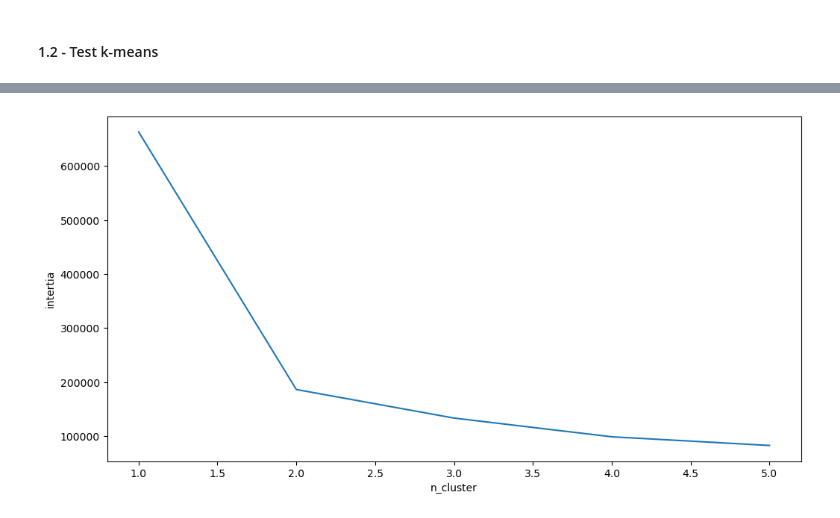
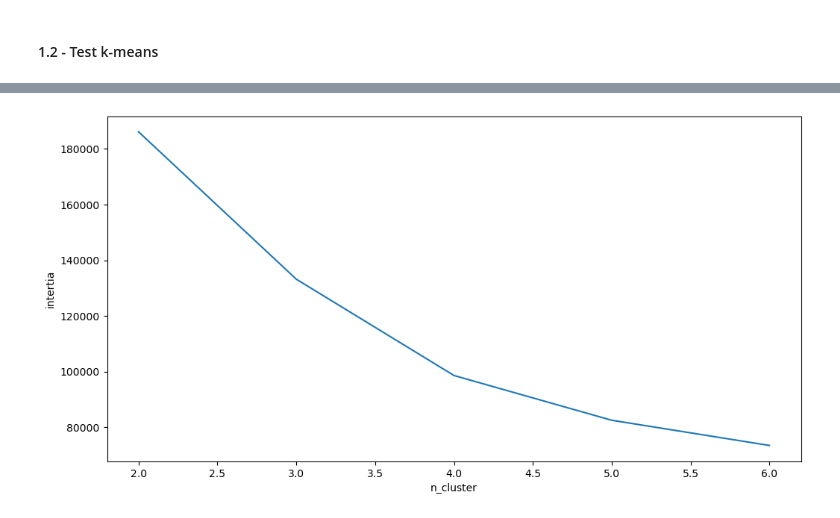
Before and after one commit to ludovic-source/Data_scientist_formation, a Jupyter notebook: projet_5/Projet_5_essais.ipynb, the cells around one changed output, grey strips where cells are left out. Drawn from its saved outputs; the diff is of its cells as text; code cells hidden in the pictures.

```diff
--- a/projet_5/Projet_5_essais.ipynb
+++ b/projet_5/Projet_5_essais.ipynb
@@ -123,20 +126,28 @@ X_1.describe()
 warnings.filterwarnings("ignore")
 
 # Une liste vide pour enregistrer les inerties :
-intertia_list = [ ]
+inertia_list = [ ]
+silhouette_avg_list = []
 
 # Notre liste de nombres de clusters :
-k_list = range(1, 7)
+k_list = range(2, 7)
 
 # Pour chaque nombre de clusters :
 for k in k_list :
 
     # On instancie un k-means pour k clusters
-    kmeans = KMeans(n_clusters=k)
+    kmeans = KMeans(n_clusters=k, random_state=42, init="k-means++")
 
     # On entraine
-    kmeans.fit(X_1)
+    labels = kmeans.fit_predict(X_1)
 
     # On enregistre l'inertie obtenue :
-    intertia_list.append(kmeans.inertia_)
+    inertia_list.append(kmeans.inertia_)
+
+    # Calculer le coefficient de silhouette global
+    silhouette_avg = silhouette_score(X_1, labels)
+    silhouette_avg_list.append(round(silhouette_avg, 2))
+
+    # Calculer les coefficients de silhouette pour chaque point
+    #silhouette_values = silhouette_samples(X_1, labels)
 # %%
@@ -150,8 +171,8 @@ intertia_list
 # %%
 fig, ax = plt.subplots(1,1,figsize=(12,6))
 
 ax.set_ylabel("intertia")
 ax.set_xlabel("n_cluster")
-ax = plt.plot(k_list, intertia_list)
+ax = plt.plot(k_list, inertia_list)
 # %% [output]
-[figure, old version]
+[figure, new version]
```
Also changed, not shown: parts of 19 cells of this notebook.
